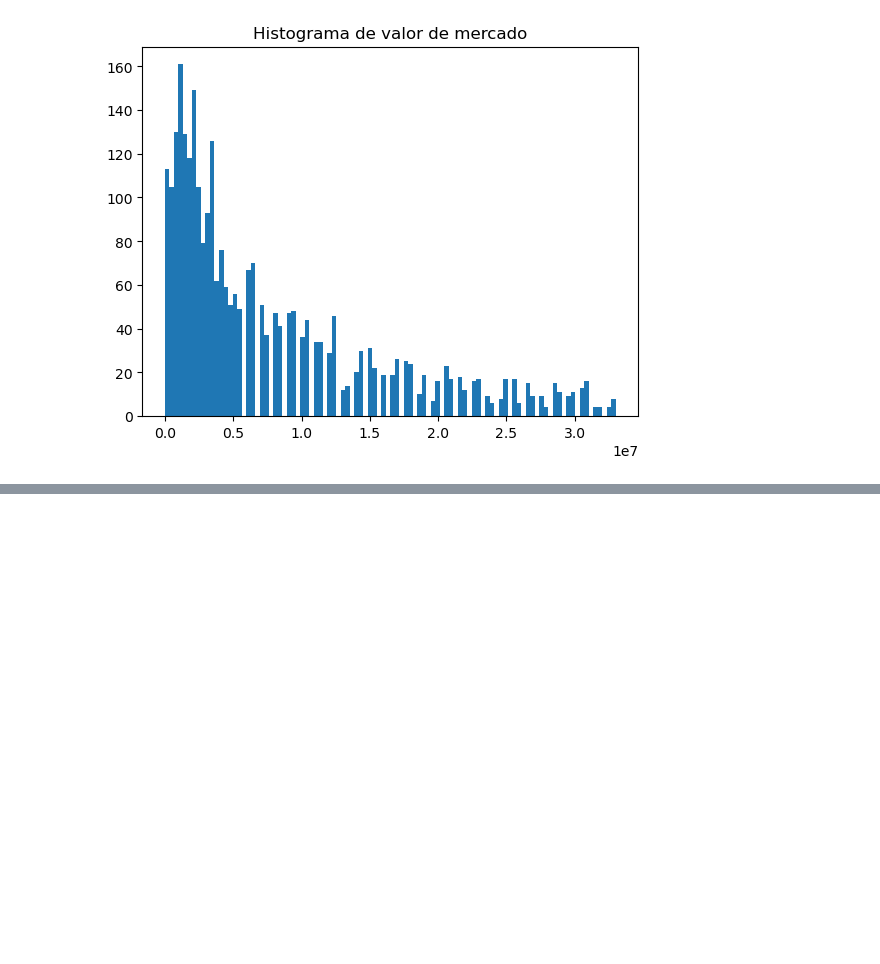
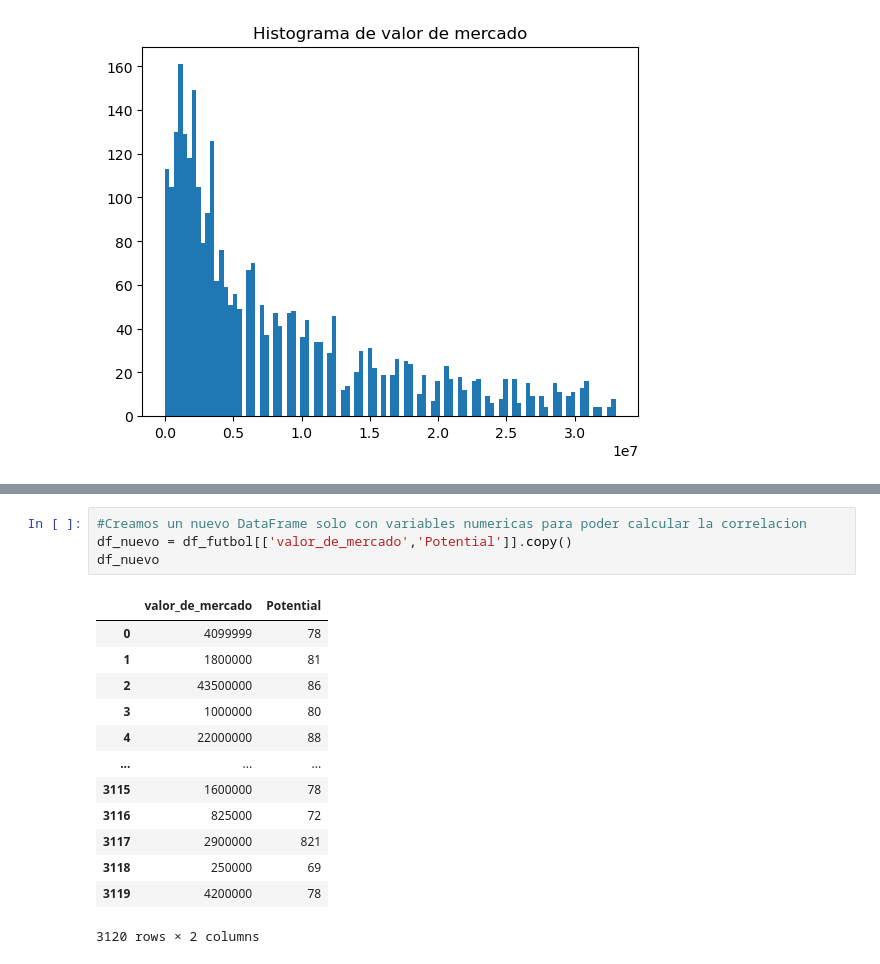
Before and after one commit to javierlara47/TFG, a Jupyter notebook: notebooks/archivo.ipynb, the cells around one changed output, grey strips where cells are left out. Saved outputs shown, nothing was run; the diff lists cells and outputs as text; blank space fills up the shorter version.

```diff
--- a/notebooks/archivo.ipynb
+++ b/notebooks/archivo.ipynb
@@ -344,0 +407,18 @@ plt.show()
+# %%
+#Creamos un nuevo DataFrame solo con variables numericas para poder calcular la correlacion
+df_nuevo = df_futbol[['valor_de_mercado','Potential']].copy()
+df_nuevo
+# %% [output]
+|  | valor_de_mercado | Potential |
+| 0 | 4099999 | 78 |
+| 1 | 1800000 | 81 |
+| 2 | 43500000 | 86 |
+| 3 | 1000000 | 80 |
+| 4 | 22000000 | 88 |
+| ... | ... | ... |
+| 3115 | 1600000 | 78 |
+| 3116 | 825000 | 72 |
+| 3117 | 2900000 | 821 |
+| 3118 | 250000 | 69 |
+| 3119 | 4200000 | 78 |
+3120 rows × 2 columns
```
Also changed, not shown: parts of 11 cells of this notebook.
